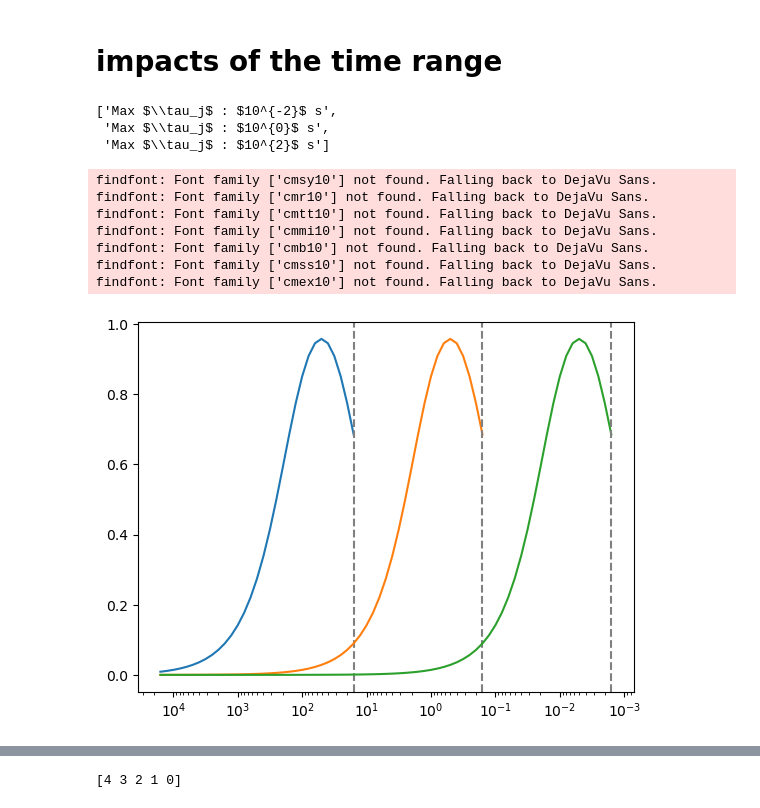
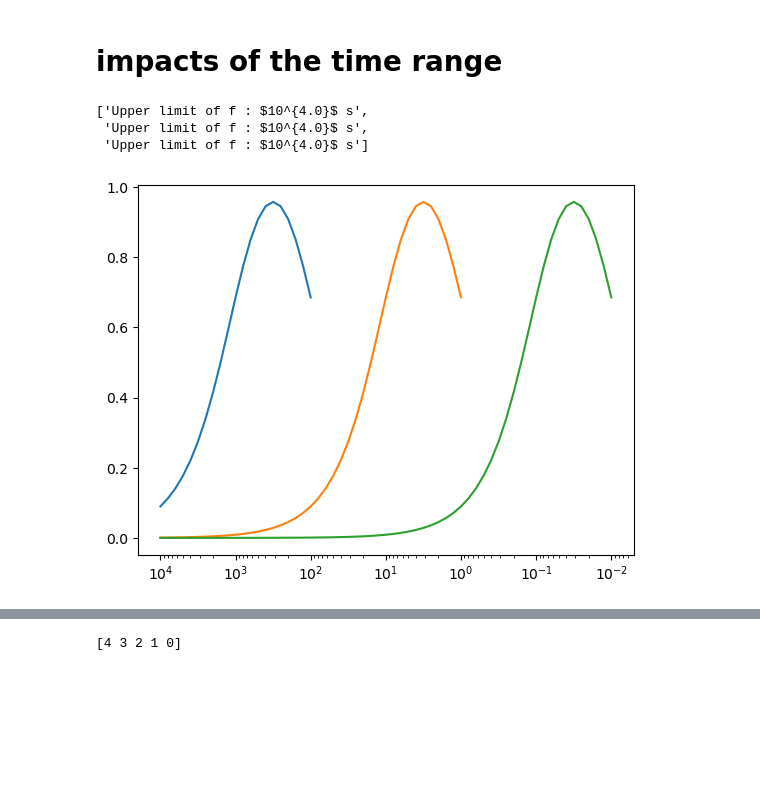
Before and after one commit to MasayukiMotoori/Geophysical_Prospecting_2025, a Jupyter notebook: notebook/42_DD_SIP.ipynb, the cells around one changed output, grey strips where cells are left out. Saved outputs shown, nothing was run; the diff lists cells and outputs as text; code cells hidden in the pictures; blank space fills up the shorter version.

```diff
--- a/notebook/42_DD_SIP.ipynb
+++ b/notebook/42_DD_SIP.ipynb
@@ -110,9 +110,43 @@ for i in range(nmodel):
+# %%
+nmodel = 3
+
+# taus_start_log = -5*np.ones(nmodel)
+# taus_end_log   = [-2, 0, 2]
+freq_strt_log = [2,0,-2]
+freq_end_log =  4*np.ones(nmodel)
+taus_step_log = 0.5
+freq_step_log  = 0.1
+freq_eps = np.finfo(float).eps
+freq_cmb = []
+taus_cmb= []
+freq_cmb_bottom = []
+taus_cmb_top = []
+ntau_cmb = []
+
+for i in range(nmodel):
+    nfreq = int(round((freq_end_log[i] - freq_strt_log[i]) / freq_step_log)) + 1
+    ntau = int(round((freq_end_log[i]-freq_strt_log[i]) / taus_step_log)) + 1
+    freq = np.logspace(freq_strt_log[i], freq_end_log[i], nfreq, base=10.0)
+    taus = np.logspace(-freq_end_log[i], -freq_strt_log[i], ntau, base=10.0) / (2.0*np.pi)
+
+    assert np.isclose(taus.min(), 10**(-freq_end_log[i])/(2.0*np.pi))
+    assert np.isclose(taus.max(), 10**(-freq_strt_log[i])/(2.0*np.pi))
+
+    freq_cmb.append(freq)
+    taus_cmb.append(taus)
+    freq_cmb_bottom.append(freq.min())
+    taus_cmb_top.append(taus.max())
+
+    ntau = len(taus_cmb[i])
+    ntau_cmb.append(ntau)
+
+titles = ["model 1", "model 2", "model 3"]
 # %%
 titles
 # %% [output]
-['Max $\\tau_j$ : $10^{-2}$ s',
- 'Max $\\tau_j$ : $10^{0}$ s',
- 'Max $\\tau_j$ : $10^{2}$ s']
+['Upper limit of f : $10^{4.0}$ s',
+ 'Upper limit of f : $10^{4.0}$ s',
+ 'Upper limit of f : $10^{4.0}$ s']
 # %%
 relative_error = 0.02
 noise_floor_ratio = 1e-3
@@ -146,42 +180,35 @@ for i in range(nmodel):
 
     dobs_cmb.append(dobs)
     noise_floor = torch.tensor(f_abs.max())* noise_floor_ratio
     noise_floor_cmb.append(noise_floor)
     IP_model = DDR_f(freq=freq, taus=taus)
     # IP_model = DDP_r_f(freq=freq,taus=taus)
     # IP_model = DDC_f(freq=freq, taus=taus, res=True)
     sim_inv = InducedPolarizationSimulation(ip_model=IP_model, mode="sip")
 
     sim_invs.append(sim_inv)
     parm_init = torch.tensor(
     # np.r_[np.log(0.2), 0.01*np.ones(ntau)],
     np.r_[np.log(f_abs.max()), np.zeros(ntau)],
     dtype=torch.float32,
     requires_grad=True
     ) #, requires_grad=False)
     parm_refs.append(parm_init)
     m= np.r_[np.log(0.3), np.zeros(len(taus)-1), 0.9]
     # m= np.r_[np.log(0.3), 0.9,  np.zeros(len(taus)-1)]
     m_tensor=TorchHelper.to_tensor_r(m)
     dpred = sim_inv.dpred(m_tensor)
 
     dpred_real = dpred[:nfreq]
     dpred_imag = dpred[nfreq:]
     dpred_phase= np.angle(dpred_real + 1.00j *dpred_imag)
     ax.semilogx(freq, -dpred_phase)
     # ax.axvline(x=(1/2/np.pi)*10**(-taus_end_log), color='gray', linestyle='--')
-    ax.axvline(x=(1/2/np.pi)*10**(-taus_end_log[i]), color='gray', linestyle='--')
+    # ax.axvline(x=(1/2/np.pi)*10**(-taus_end_log[i]), color='gray', linestyle='--')
 ax.invert_xaxis()
 plt.show()
 # %% [output]
-findfont: Font family ['cmsy10'] not found. Falling back to DejaVu Sans.
-findfont: Font family ['cmr10'] not found. Falling back to DejaVu Sans.
-findfont: Font family ['cmtt10'] not found. Falling back to DejaVu Sans.
-findfont: Font family ['cmmi10'] not found. Falling back to DejaVu Sans.
-findfont: Font family ['cmb10'] not found. Falling back to DejaVu Sans.
-findfont: Font family ['cmss10'] not found. Falling back to DejaVu Sans.
-findfont: Font family ['cmex10'] not found. Falling back to DejaVu Sans.
-[figure, old version]
+[figure, new version]
 # %%
 dinit_refs = []
 model_recs = []
```
Also changed, not shown: parts of 7 cells of this notebook, 12 other files.
